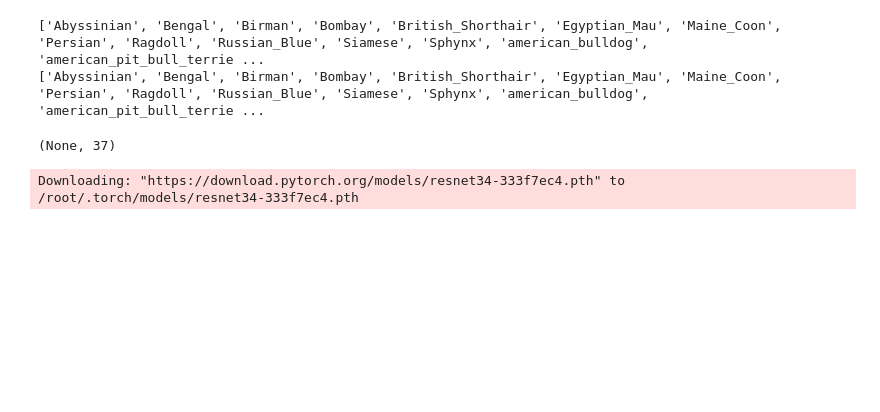
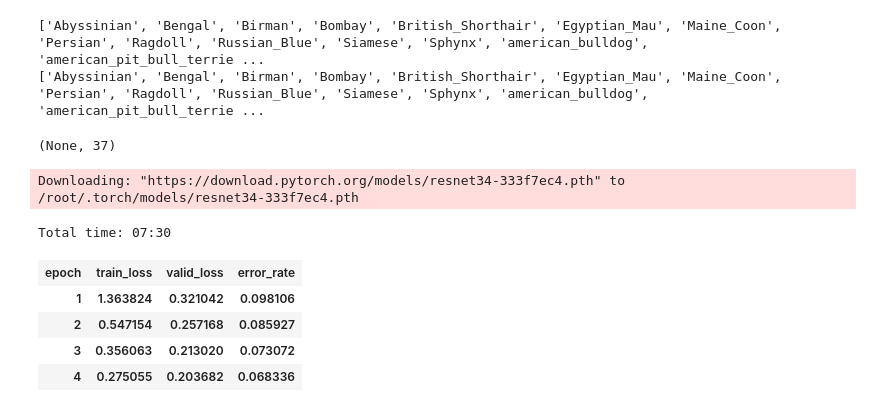
Before and after one commit to rogalag/Fastai, a Jupyter notebook: Fastailesson1.ipynb, the cells around one changed output. Saved outputs shown, nothing was run; the diff lists cells and outputs as text; code cells hidden in the pictures; blank space fills up the shorter version.

```diff
--- a/Fastailesson1.ipynb
+++ b/Fastailesson1.ipynb
@@ -74,3 +74,12 @@ print(data.classes), data.c
 learn = create_cnn(data, models.resnet34, metrics=error_rate)
 # %% [output]
 Downloading: "https://download.pytorch.org/models/resnet34-333f7ec4.pth" to /root/.torch/models/resnet34-333f7ec4.pth
+# %%
+learn.fit_one_cycle(4)
+# %% [output]
+Total time: 07:30
+| epoch | train_loss | valid_loss | error_rate |
+| 1 | 1.363824 | 0.321042 | 0.098106 |
+| 2 | 0.547154 | 0.257168 | 0.085927 |
+| 3 | 0.356063 | 0.213020 | 0.073072 |
+| 4 | 0.275055 | 0.203682 | 0.068336 |
```
Also changed, not shown: parts of 9 cells of this notebook.
